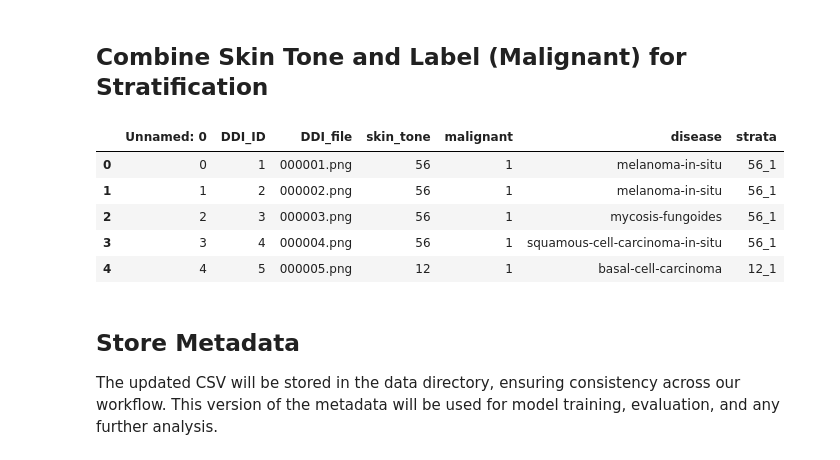
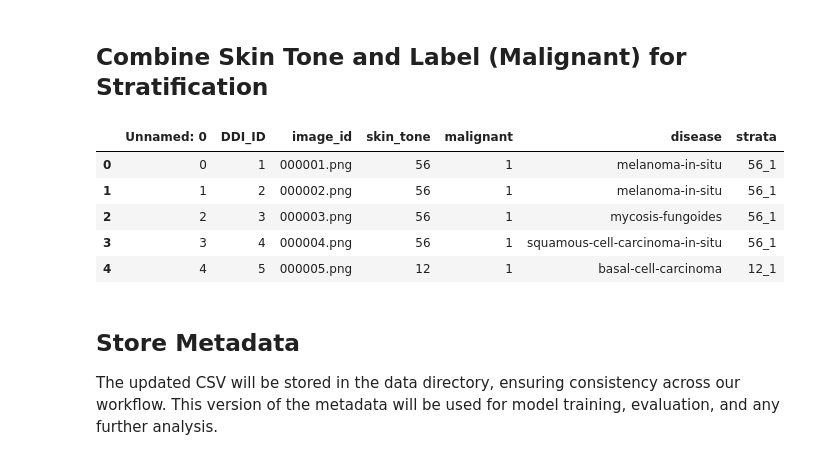
Before and after one commit to msc-ai-lab/thesis-project, a Jupyter notebook: notebooks/01_data_exploration.ipynb, the cells around one changed output. Drawn from its saved outputs; the diff is of its cells as text; code cells hidden in the pictures.

```diff
--- a/notebooks/01_data_exploration.ipynb
+++ b/notebooks/01_data_exploration.ipynb
@@ -150,9 +150,12 @@ metadata.tail()
 # %%
 # Create new column for strata combining skin tone and malignancy
 metadata['strata'] = metadata['skin_tone'].astype(str) + '_' + metadata['malignant'].astype(str)
+# Rename the DDI_file column to image_id for better clarity
+metadata.rename(columns={'DDI_file': 'image_id'}, inplace=True)
+
 metadata.head()
 # %% [output]
-|  | Unnamed: 0 | DDI_ID | DDI_file | skin_tone | malignant | disease | strata |
+|  | Unnamed: 0 | DDI_ID | image_id | skin_tone | malignant | disease | strata |
 | 0 | 0 | 1 | 000001.png | 56 | 1 | melanoma-in-situ | 56_1 |
 | 1 | 1 | 2 | 000002.png | 56 | 1 | melanoma-in-situ | 56_1 |
 | 2 | 2 | 3 | 000003.png | 56 | 1 | mycosis-fungoides | 56_1 |
```
Also changed, not shown: parts of 8 cells of this notebook, 6 other files.
